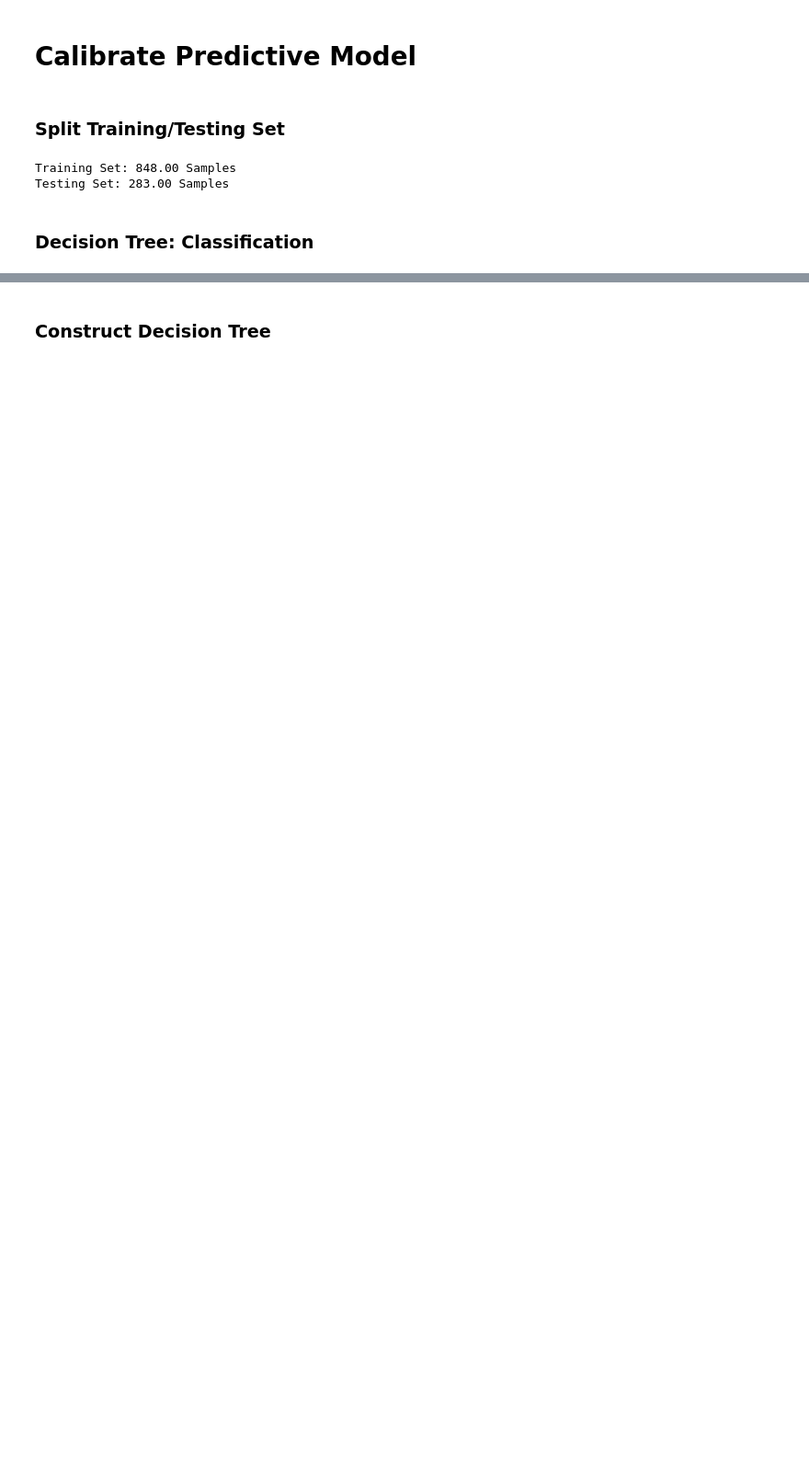
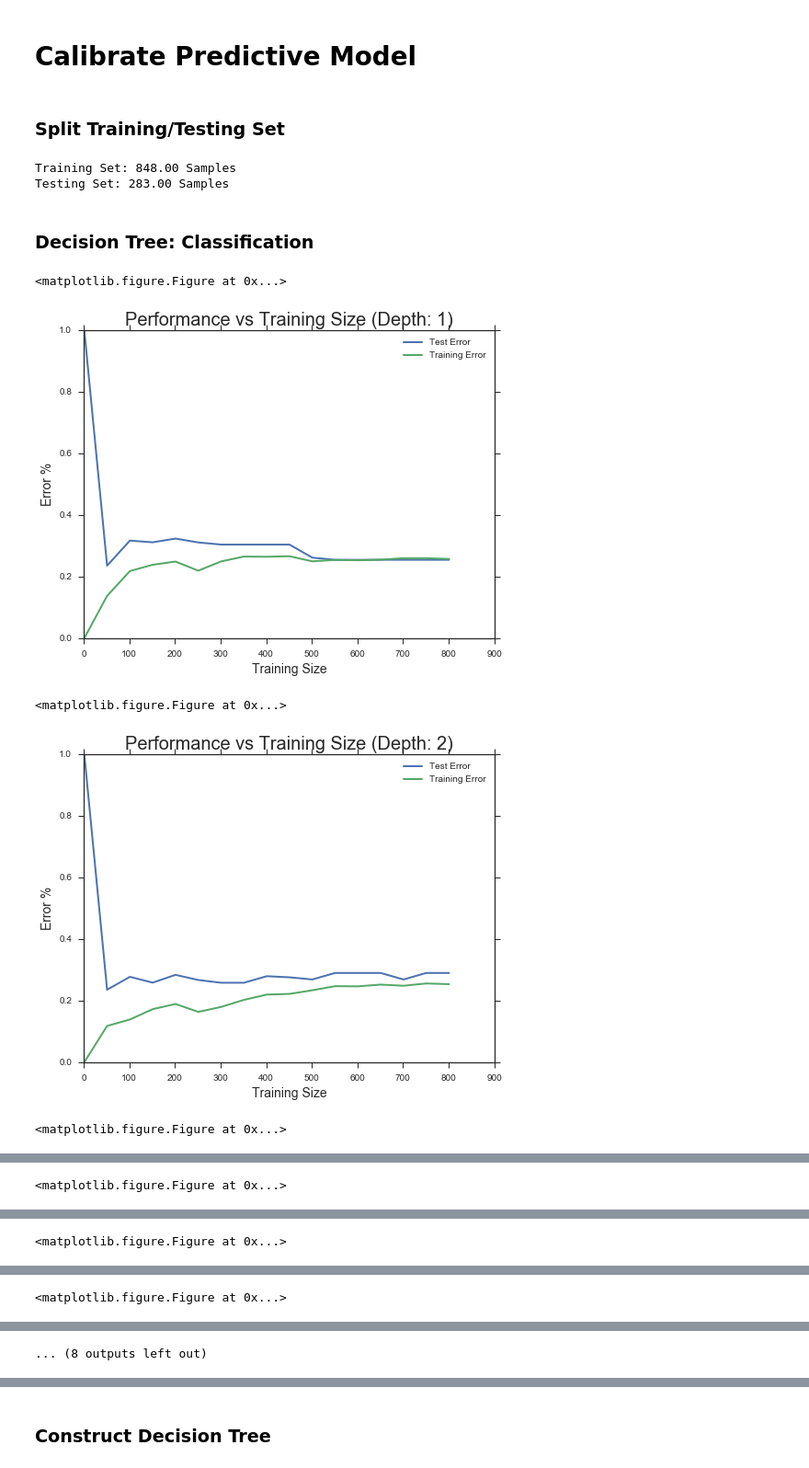
Before and after one commit to Tsmith5151/2016-US-Election---ML, a Jupyter notebook: analysis.ipynb, the cells around one changed output, grey strips where cells are left out. Shown at 92% size. Saved outputs shown, nothing was run; the diff lists cells and outputs as text; code cells hidden in the pictures; blank space fills up the shorter version.

```diff
--- a/analysis.ipynb
+++ b/analysis.ipynb
@@ -450,0 +499,8 @@ Testing Set: 283.00 Samples
+# %%
+learning_curve(X_train, y_train, X_test, y_test)
+# %% [output]
+<matplotlib.figure.Figure at 0x...>
+[figure, added]
+<matplotlib.figure.Figure at 0x...>
+[figure, added]
+<matplotlib.figure.Figure at 0x...>
@@ -450,0 +508 @@ Testing Set: 283.00 Samples
+<matplotlib.figure.Figure at 0x...>
@@ -450,0 +510 @@ Testing Set: 283.00 Samples
+<matplotlib.figure.Figure at 0x...>
@@ -450,0 +512 @@ Testing Set: 283.00 Samples
+<matplotlib.figure.Figure at 0x...>
@@ -451 +514,2 @@ Testing Set: 283.00 Samples
+... (8 outputs left out)
 # %%
```
Also changed, not shown: parts of 21 cells of this notebook, 1 other file.
